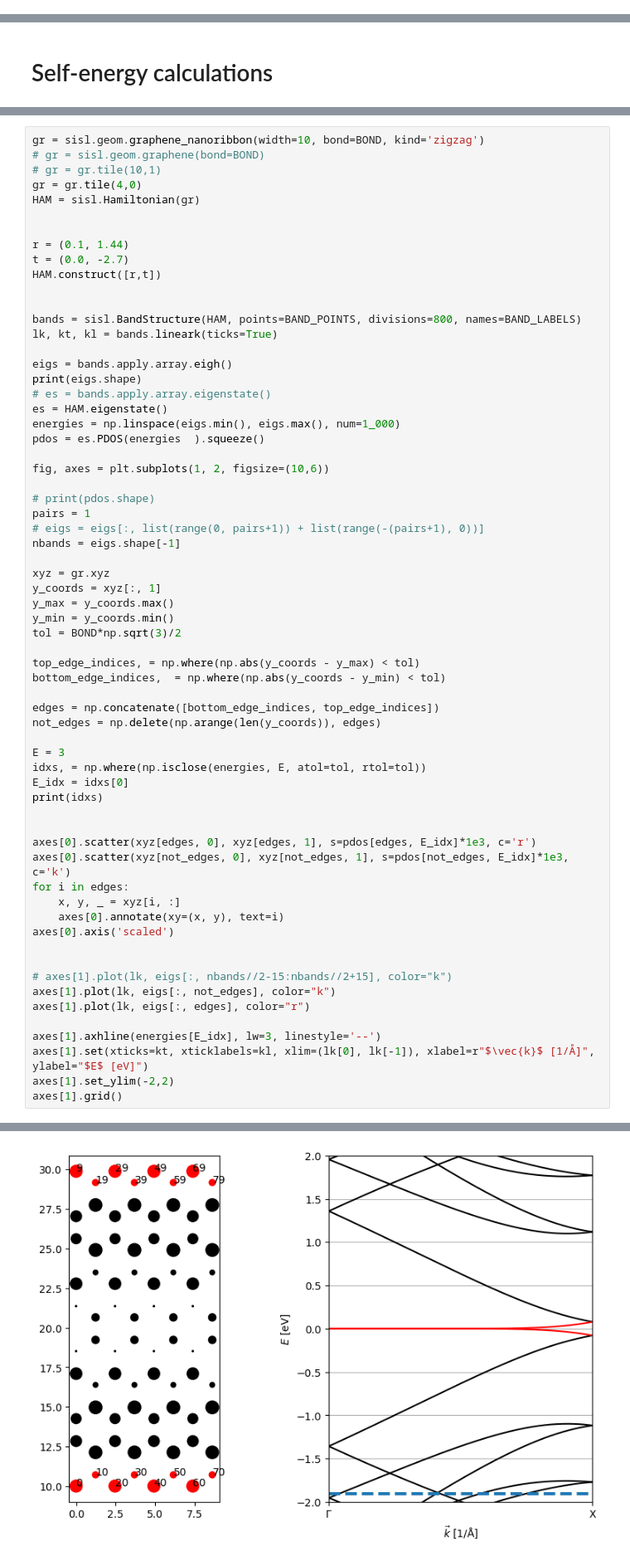
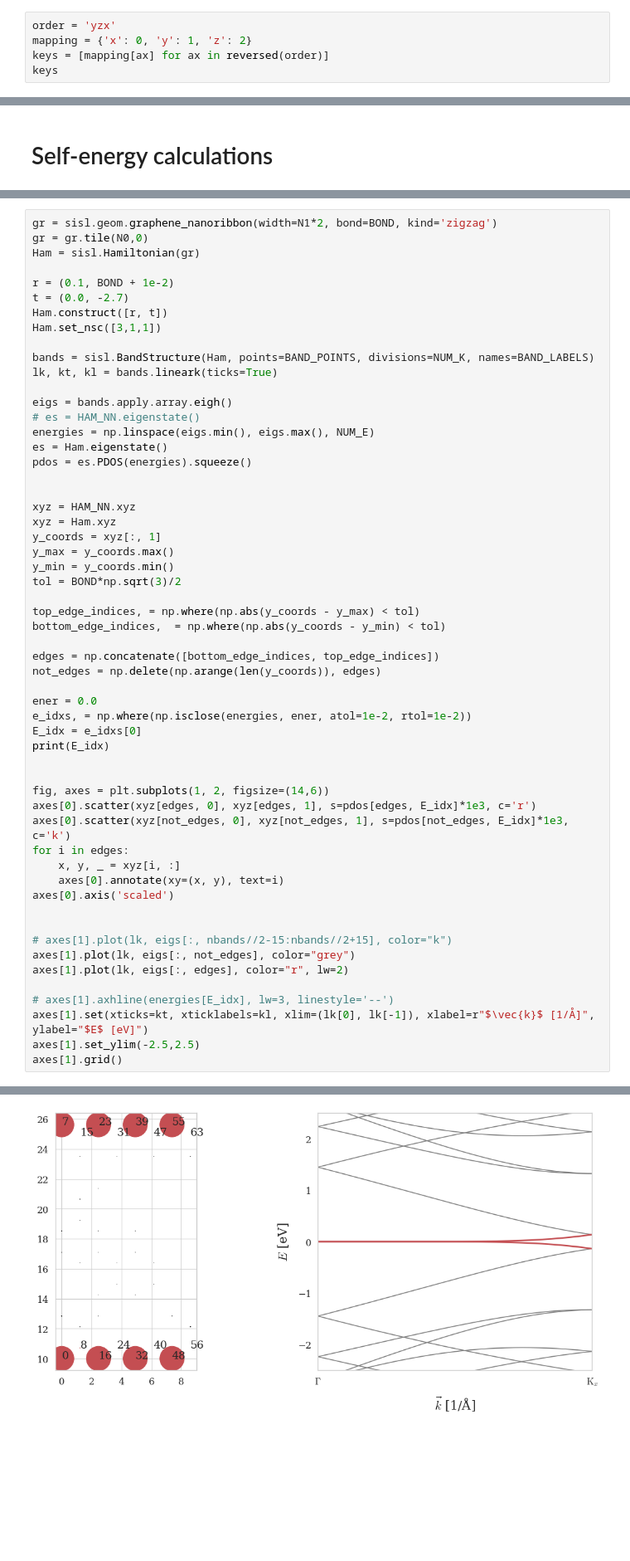
Before and after one commit to BastianValhoj/QTM-ML, a Jupyter notebook: scripts/edge_states.ipynb, the cells around one changed output, grey strips where cells are left out. Shown at 83% size. Saved outputs shown, nothing was run; the diff lists cells and outputs as text; blank space fills up the shorter version.

Commit message:
notebook for delveloping edge state investigation

```diff
--- a/scripts/edge_states.ipynb
+++ b/scripts/edge_states.ipynb
@@ -15,0 +103,5 @@ from ipywidgets import interact
+# %%
+order = 'yzx'
+mapping = {'x': 0, 'y': 1, 'z': 2}
+keys = [mapping[ax] for ax in reversed(order)]
+keys
@@ -76,34 +319,25 @@ PDOS = EIGSTATE.PDOS(ENERGIES).squeeze()
 # %%
-gr = sisl.geom.graphene_nanoribbon(width=10, bond=BOND, kind='zigzag')
-# gr = sisl.geom.graphene(bond=BOND)
-# gr = gr.tile(10,1)
-gr = gr.tile(4,0)
-HAM = sisl.Hamiltonian(gr)
+gr = sisl.geom.graphene_nanoribbon(width=N1*2, bond=BOND, kind='zigzag')
+gr = gr.tile(N0,0)
+Ham = sisl.Hamiltonian(gr)
 
+r = (0.1, BOND + 1e-2)
+t = (0.0, -2.7)
+Ham.construct([r, t])
+Ham.set_nsc([3,1,1])
 
-r = (0.1, 1.44)
-t = (0.0, -2.7)
-HAM.construct([r,t])
-
-
-bands = sisl.BandStructure(HAM, points=BAND_POINTS, divisions=800, names=BAND_LABELS)
+bands = sisl.BandStructure(Ham, points=BAND_POINTS, divisions=NUM_K, names=BAND_LABELS)
 lk, kt, kl = bands.lineark(ticks=True)
 
 eigs = bands.apply.array.eigh()
-print(eigs.shape)
-# es = bands.apply.array.eigenstate()
-es = HAM.eigenstate()
-energies = np.linspace(eigs.min(), eigs.max(), num=1_000)
-pdos = es.PDOS(energies  ).squeeze()
+# es = HAM_NN.eigenstate()
+energies = np.linspace(eigs.min(), eigs.max(), NUM_E)
+es = Ham.eigenstate()
+pdos = es.PDOS(energies).squeeze()
 
-fig, axes = plt.subplots(1, 2, figsize=(10,6))
 
-# print(pdos.shape)
-pairs = 1
-# eigs = eigs[:, list(range(0, pairs+1)) + list(range(-(pairs+1), 0))]
-nbands = eigs.shape[-1]
-
-xyz = gr.xyz
+xyz = HAM_NN.xyz
+xyz = Ham.xyz
 y_coords = xyz[:, 1]
 y_max = y_coords.max()
 y_min = y_coords.min()
@@ -115,12 +349,13 @@ bottom_edge_indices,  = np.where(np.abs(y_coords - y_min) < tol)
 edges = np.concatenate([bottom_edge_indices, top_edge_indices])
 not_edges = np.delete(np.arange(len(y_coords)), edges)
 
-E = 3
-idxs, = np.where(np.isclose(energies, E, atol=tol, rtol=tol))
-E_idx = idxs[0]
-print(idxs)
+ener = 0.0
+e_idxs, = np.where(np.isclose(energies, ener, atol=1e-2, rtol=1e-2))
+E_idx = e_idxs[0]
+print(E_idx)
 
 
+fig, axes = plt.subplots(1, 2, figsize=(14,6))
 axes[0].scatter(xyz[edges, 0], xyz[edges, 1], s=pdos[edges, E_idx]*1e3, c='r')
 axes[0].scatter(xyz[not_edges, 0], xyz[not_edges, 1], s=pdos[not_edges, E_idx]*1e3, c='k')
 for i in edges:
@@ -130,11 +365,11 @@ axes[0].axis('scaled')
 
 
 # axes[1].plot(lk, eigs[:, nbands//2-15:nbands//2+15], color="k")
-axes[1].plot(lk, eigs[:, not_edges], color="k")
-axes[1].plot(lk, eigs[:, edges], color="r")
+axes[1].plot(lk, eigs[:, not_edges], color="grey")
+axes[1].plot(lk, eigs[:, edges], color="r", lw=2)
 
-axes[1].axhline(energies[E_idx], lw=3, linestyle='--')
+# axes[1].axhline(energies[E_idx], lw=3, linestyle='--')
 axes[1].set(xticks=kt, xticklabels=kl, xlim=(lk[0], lk[-1]), xlabel=r"$\vec{k}$ [1/Å]", ylabel="$E$ [eV]")
-axes[1].set_ylim(-2,2)
+axes[1].set_ylim(-2.5,2.5)
 axes[1].grid()
 # %% [output]
@@ -158 +377 @@ axes[1].grid()
-[figure, old version]
+[figure, new version]
```
Also changed, not shown: parts of 29 cells of this notebook.
